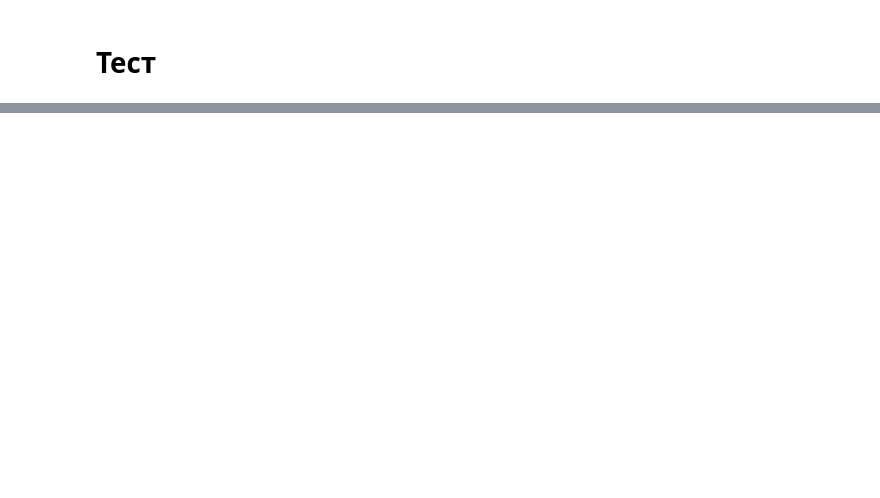
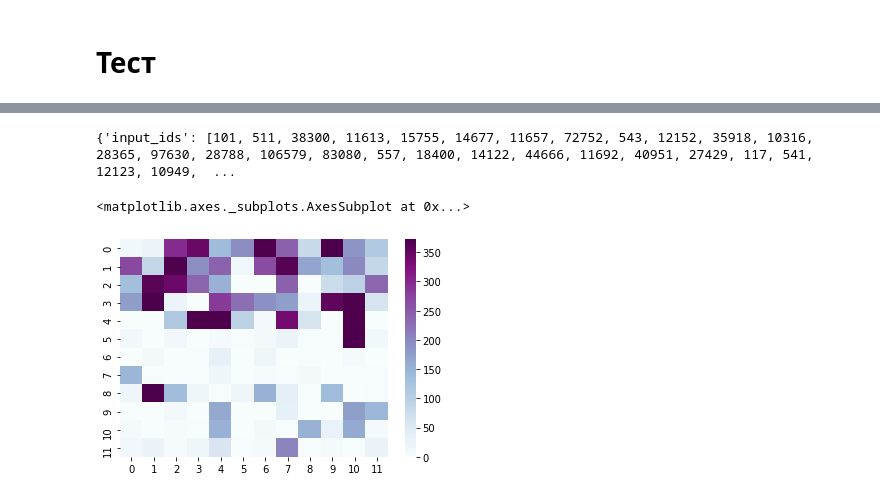
Before and after one commit to DanilDmitriev1999/QA, a Jupyter notebook: BERT4QA.ipynb, the cells around one changed output, grey strips where cells are left out. Drawn from its saved outputs; the diff is of its cells as text; code cells hidden in the pictures; blank space fills up the shorter version.

Commit message:
Update BERT4QA notebook

```diff
--- a/BERT4QA.ipynb
+++ b/BERT4QA.ipynb
@@ -151,0 +178,28 @@ predict(dev_data, 5, trained_model)
+# %%
+test_dataset = DatasetForAttention(train_data, tokenizer)
+# %%
+test_dataset[0]
+# %% [output]
+{'input_ids': [101, 511, 38300, 11613, 15755, 14677, 11657, 72752, 543, 12152, 35918, 10316, 28365, 97630, 28788, 106579, 83080, 557, 18400, 14122, 44666, 11692, 40951, 27429, 117, 541, 12123, 10949,  ...
+# %%
+trained_model_bert = model_trainer.model.transformer.to(device)
+# %%
+text = torch.tensor([test_dataset[0]['input_ids']]).to(device)
+mask = torch.tensor([test_dataset[0]['attention_mask']]).to(device)
+# %%
+with torch.no_grad():
+  output = trained_model_bert(text, mask)
+# %%
+attention = output['attentions']
+attns = torch.stack([attn.squeeze(0) for attn in attention])
+
+new_att = F.softmax(attns.float(), dim=-1)
+new_att = F.softmax(new_att.float(),dim=-2)
+
+new_att = torch.argmax(new_att, dim=-1)
+new_att = torch.argmax(new_att, dim=-1)
+
+sns.heatmap(new_att.detach().to('cpu').numpy(), cmap=plt.cm.BuPu)
+# %% [output]
+<matplotlib.axes._subplots.AxesSubplot at 0x...>
+[figure, added]
```
Also changed, not shown: parts of 7 cells of this notebook.
